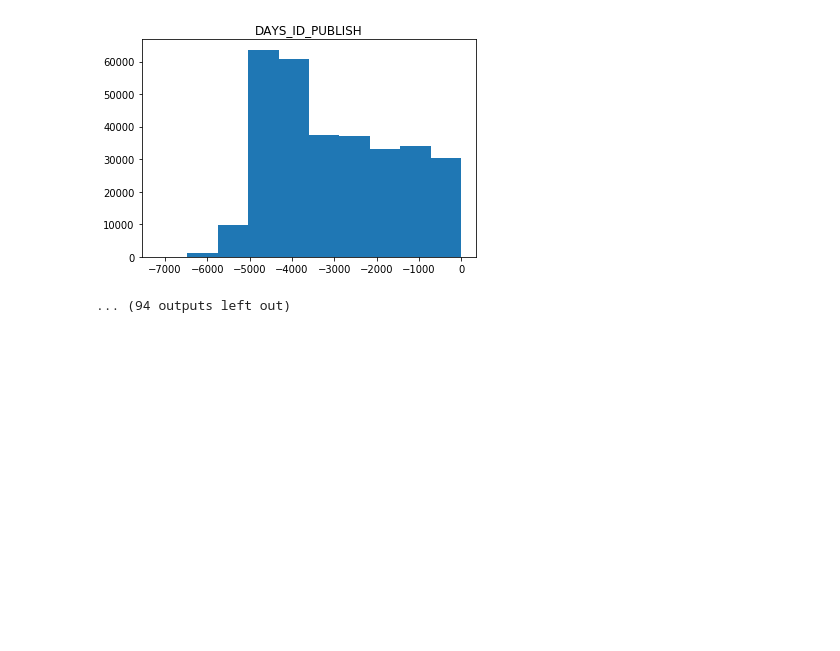
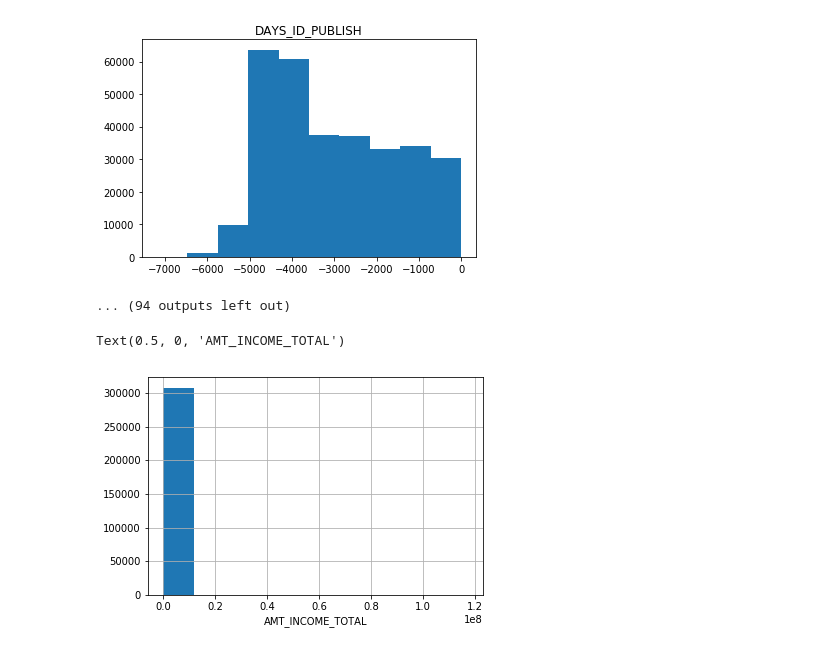
Before and after one commit to Noraaxx/2nd-ML100Days, a Jupyter notebook: homework/Day_005_HW.ipynb, the cells around one changed output. Drawn from its saved outputs; the diff is of its cells as text; code cells hidden in the pictures; blank space fills up the shorter version.

```diff
--- a/homework/Day_005_HW.ipynb
+++ b/homework/Day_005_HW.ipynb
@@ -86,3 +65,10 @@ for row in app_train:
 [figure]
 [figure]
 ... (94 outputs left out)
+# %%
+#解答作法
+app_train['AMT_INCOME_TOTAL'].hist()
+plt.xlabel('AMT_INCOME_TOTAL')
+# %% [output]
+Text(0.5, 0, 'AMT_INCOME_TOTAL')
+[figure, added]
```
Also changed, not shown: parts of 3 cells of this notebook.
